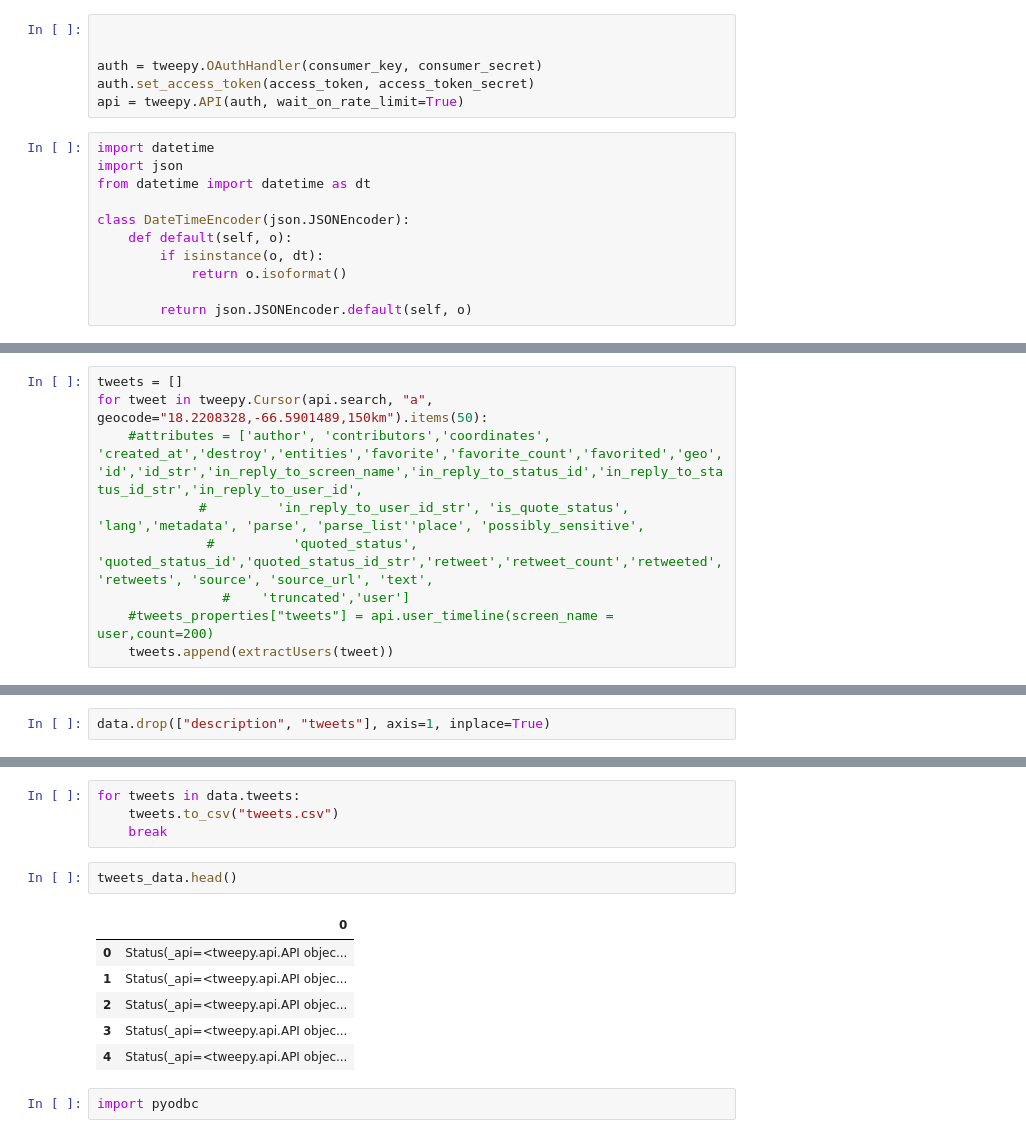
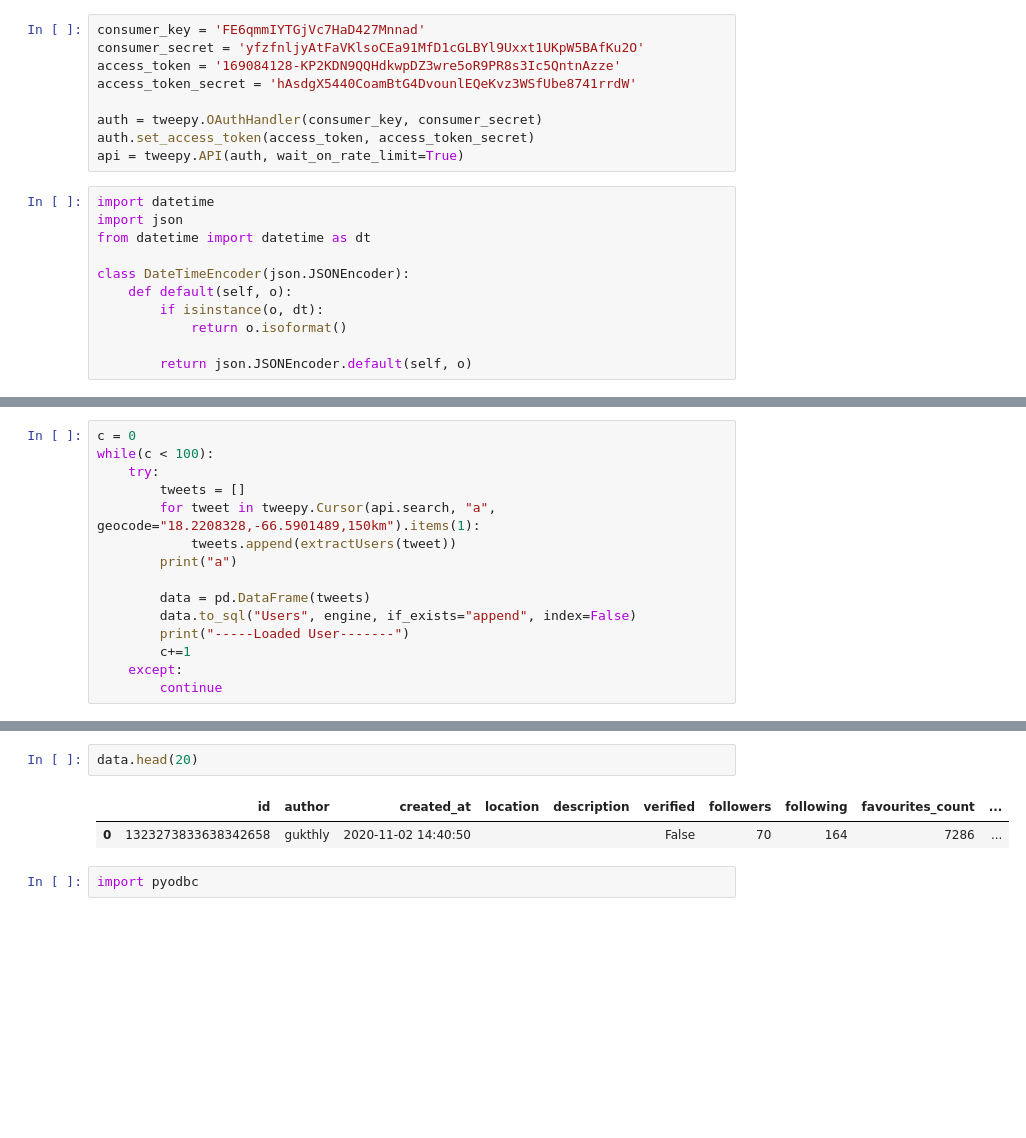
Before and after one commit to adeldelvalle/Social-Network-Analysis, a Jupyter notebook: Twitter Tweet Analysis.ipynb, the cells around one changed output, grey strips where cells are left out. Cells and saved outputs as stored; diff of their text form; blank space fills up the shorter version.

Commit message:
Tweets extracted between two dates. Refactorization

```diff
--- a/Twitter Tweet Analysis.ipynb
+++ b/Twitter Tweet Analysis.ipynb
@@ -25,7 +25,10 @@ if 'autoreload' not in ipython.extension_manager.loaded:
 import tweepy
 import json
 # %%
-
+consumer_key = 'FE6qmmIYTGjVc7HaD427Mnnad'
+consumer_secret = 'yfzfnljyAtFaVKlsoCEa91MfD1cGLBYl9Uxxt1UKpW5BAfKu2O'
+access_token = '169084128-KP2KDN9QQHdkwpDZ3wre5oR9PR8s3Ic5QntnAzze'
+access_token_secret = 'hAsdgX5440CoamBtG4DvounlEQeKvz3WSfUbe8741rrdW'
 
 auth = tweepy.OAuthHandler(consumer_key, consumer_secret)
 auth.set_access_token(access_token, access_token_secret)
@@ -155,9 +162,0 @@ def extractFollowers(tweet):
-# %%
-tweets = []
-for tweet in tweepy.Cursor(api.search, "a", geocode="18.2208328,-66.5901489,150km").items(50):
-    #attributes = ['author', 'contributors','coordinates', 'created_at','destroy','entities','favorite','favorite_count','favorited','geo','id','id_str','in_reply_to_screen_name','in_reply_to_status_id','in_reply_to_status_id_str','in_reply_to_user_id',
-             #         'in_reply_to_user_id_str', 'is_quote_status', 'lang','metadata', 'parse', 'parse_list''place', 'possibly_sensitive',
-              #          'quoted_status', 'quoted_status_id','quoted_status_id_str','retweet','retweet_count','retweeted', 'retweets', 'source', 'source_url', 'text',
-                #    'truncated','user']
-    #tweets_properties["tweets"] = api.user_timeline(screen_name = user,count=200)
-    tweets.append(extractUsers(tweet))
@@ -167,0 +169,15 @@ data.to_csv('users.csv')
+# %%
+c = 0
+while(c < 100):
+    try:
+        tweets = []
+        for tweet in tweepy.Cursor(api.search, "a", geocode="18.2208328,-66.5901489,150km").items(1):
+            tweets.append(extractUsers(tweet))
+        print("a")
+
+        data = pd.DataFrame(tweets)
+        data.to_sql("Users", engine, if_exists="append", index=False)
+        print("-----Loaded User-------")
+        c+=1
+    except:
+        continue
@@ -177,2 +203,0 @@ data.head()
-# %%
-data.drop(["description", "tweets"], axis=1, inplace=True)
@@ -232,16 +204,8 @@ dir(tweets[1])
-# %%
-for tweets in data.tweets:
-    tweets.to_csv("tweets.csv")
-    break
-# %%
-tweets_data.head()
-# %% [output]
-|  | 0 |
-| 0 | Status(_api=<tweepy.api.API objec... |
-| 1 | Status(_api=<tweepy.api.API objec... |
-| 2 | Status(_api=<tweepy.api.API objec... |
-| 3 | Status(_api=<tweepy.api.API objec... |
-| 4 | Status(_api=<tweepy.api.API objec... |
+# %%
+data.head(20)
+# %% [output]
+|  | id | author | created_at | location | description | verified | followers | following | favourites_count | ... |
+| 0 | 1323273833638342658 | gukthly | 2020-11-02 14:40:50 |  |  | False | 70 | 164 | 7286 | ... |
 # %%
 import pyodbc
 # %%
```
Also changed, not shown: parts of 12 cells of this notebook.
